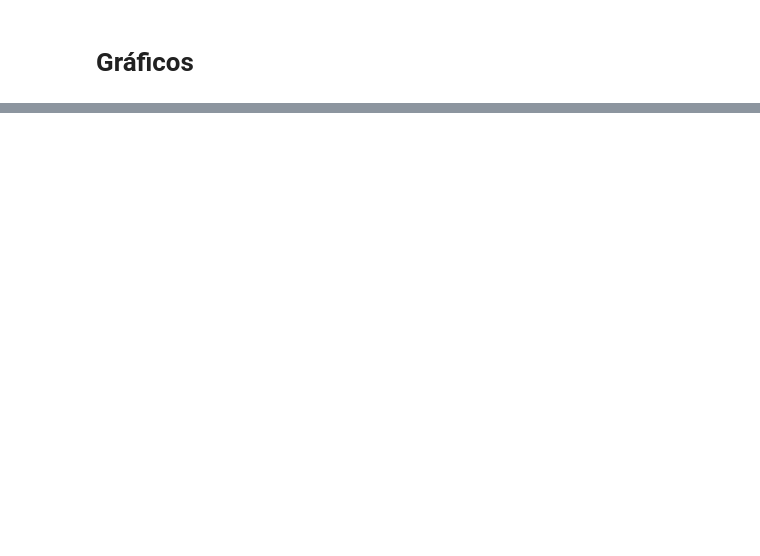
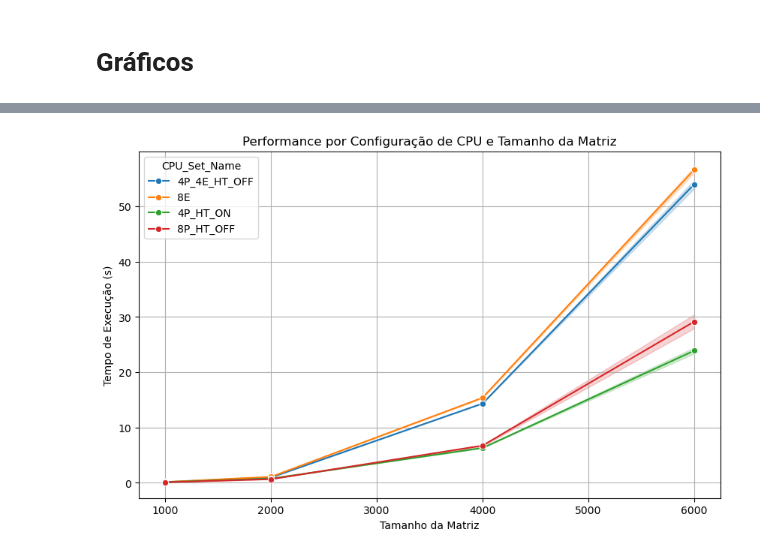
Before and after one commit to jlggross/TF-cmp223, a Jupyter notebook: 03-Final/03.1-Implementacao-Multiprocessing.ipynb, the cells around one changed output, grey strips where cells are left out. Cells and saved outputs as stored; diff of their text form; code cells hidden in the pictures; blank space fills up the shorter version.

```diff
--- a/03-Final/03.1-Implementacao-Multiprocessing.ipynb
+++ b/03-Final/03.1-Implementacao-Multiprocessing.ipynb
@@ -501,0 +499,41 @@ plt.show()
+# %%
+import pandas as pd
+import seaborn as sns
+import matplotlib.pyplot as plt
+
+# Supondo que 'df' seja o seu DataFrame criado pelo script
+df = pd.read_csv('exp01-multiprocessing/result_exp_multiprocessing_20251124_133408.csv') # Com Turbo Bost
+df['Dataset'] = 'TB-ON'
+
+# 1. Garantir que a coluna Matrix_Size é numérica para ordenar corretamente
+df['Matrix_Size'] = pd.to_numeric(df['Matrix_Size'])
+
+# 2. Ordenar o DataFrame pelo tamanho da matriz (requisito: "em ordem")
+df = df.sort_values(by='Matrix_Size')
+
+# 3. Configurar o tamanho da figura
+plt.figure(figsize=(10, 6))
+
+# 4. Criar o gráfico
+# x: O eixo horizontal (Tamanho da Matriz)
+# y: O eixo vertical (Tempo)
+# hue: O agrupador que define as cores (CPU_Set_Name)
+sns.lineplot(
+    data=df,
+    x='Matrix_Size',
+    y='Time_sec',
+    hue='CPU_Set_Name',
+    marker='o' # Adiciona marcadores nos pontos exatos
+)
+
+# 5. Adicionar títulos e legendas
+plt.title('Performance por Configuração de CPU e Tamanho da Matriz')
+plt.xlabel('Tamanho da Matriz')
+plt.ylabel('Tempo de Execução (s)')
+plt.grid(True) # Adiciona uma grade para facilitar a leitura
+
+# Salvar ou mostrar
+plt.savefig('grafico_matrix.png')
+plt.show()
+# %% [output]
+[figure, added]
```
Also changed, not shown: parts of 6 cells of this notebook, 4 other files.
